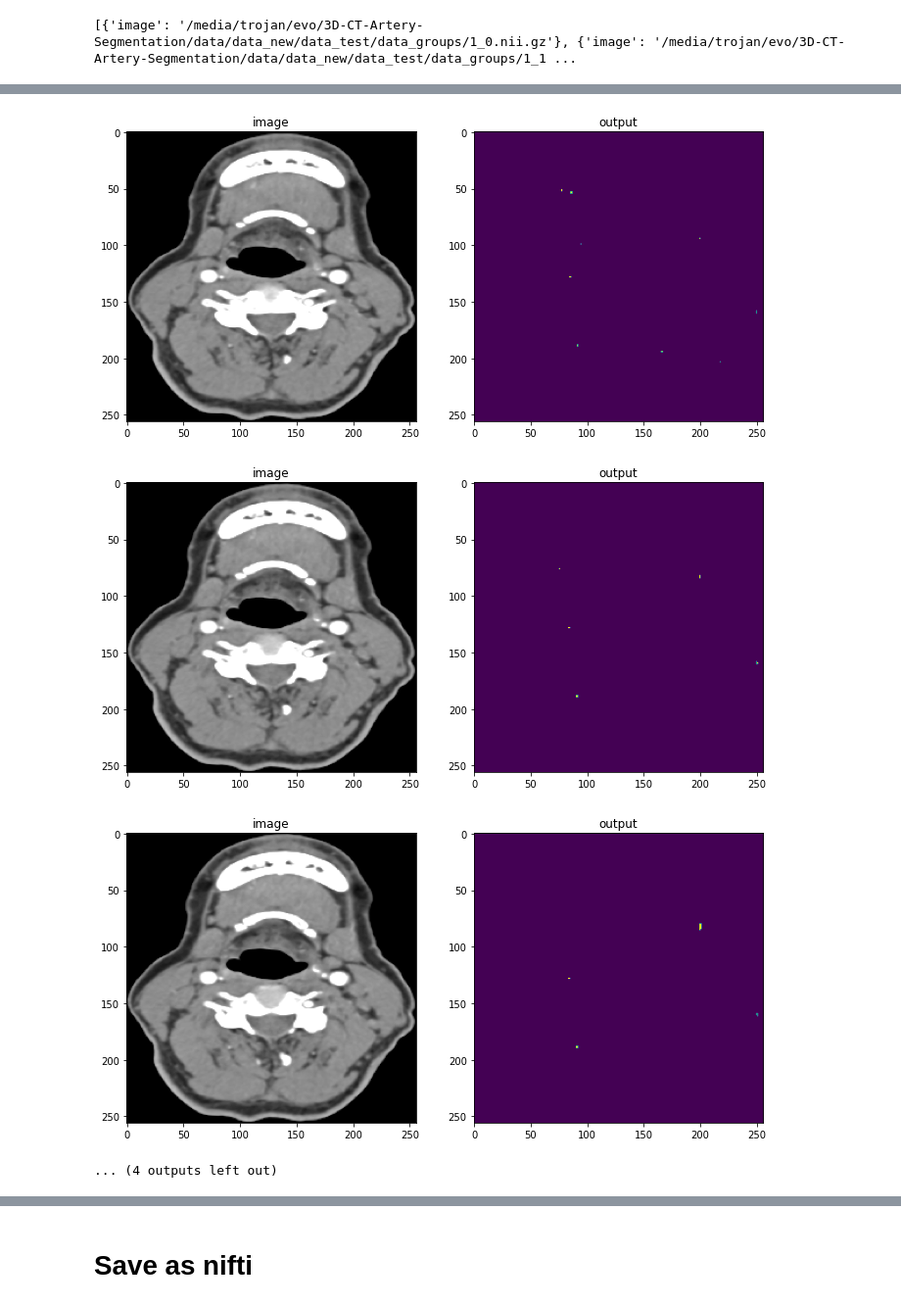
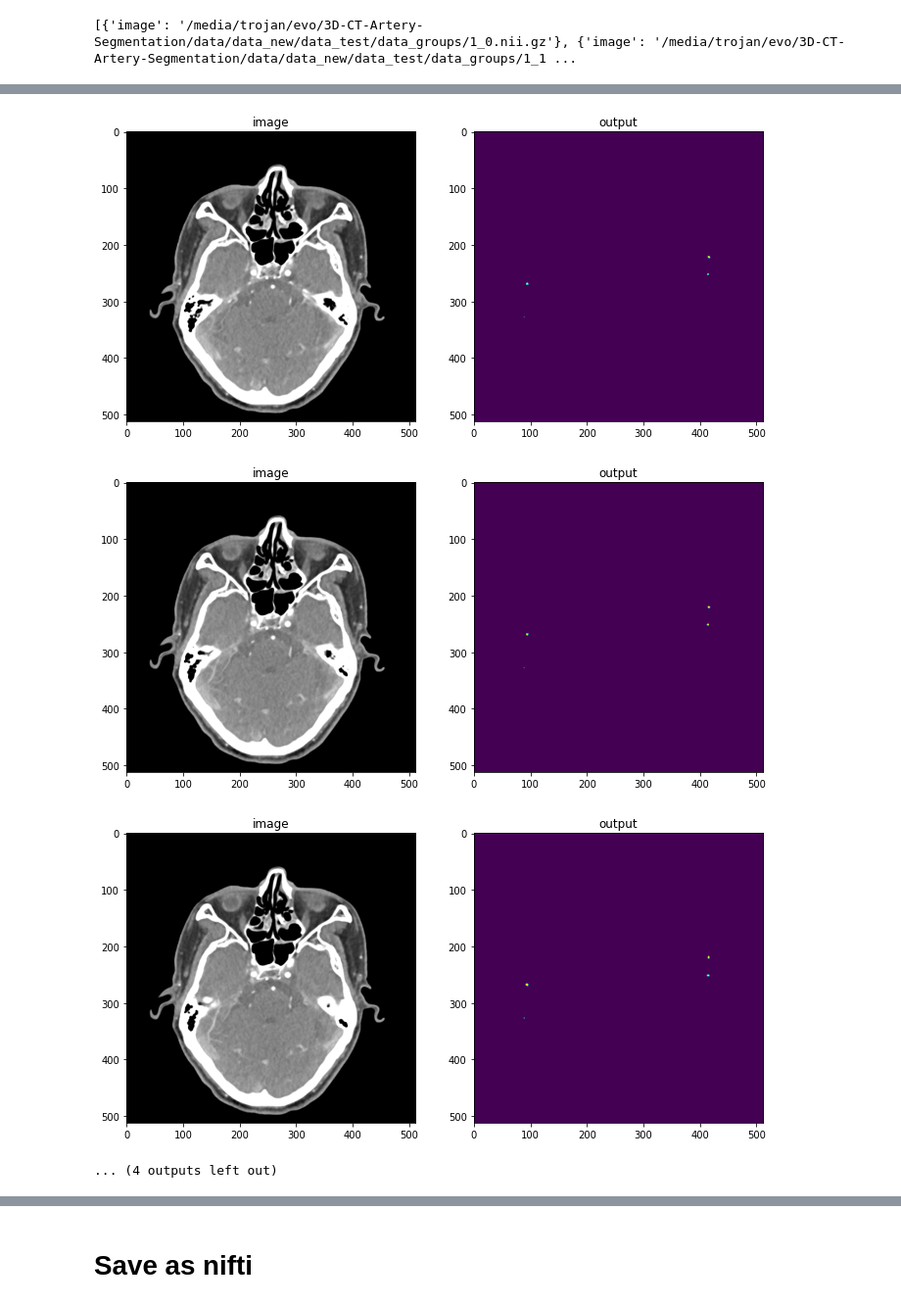
Before and after one commit to pytholic/3D-CT-Artery-Segmentation, a Jupyter notebook: test.ipynb, the cells around one changed output, grey strips where cells are left out. Shown at 98% size. Cells and saved outputs as stored; diff of their text form; code cells hidden in the pictures.

```diff
--- a/test.ipynb
+++ b/test.ipynb
@@ -67,7 +66,7 @@ For details about installing the optional dependencies, please visit:
     https://docs.monai.io/en/latest/installation.html#installing-the-recommended-dependencies
 # %%
 root_dir = os.path.join(os.getcwd(), "monai_data_directory")
-INPUT_SIZE = (256,256,16)
+INPUT_SIZE = (512,512,16)
 print(root_dir)
 # %% [output]
 /home/trojan/skia_projects/3D-CT-Artery-Segmentation/monai/monai_data_directory
@@ -130,17 +129,15 @@ val_transforms = Compose(
         LoadImaged(keys=["image", "label"]),
         AddChanneld(keys=["image", "label"]),
         Orientationd(keys=["image", "label"], axcodes="RAS"),
-        Spacingd(
-            keys=["image", "label"],
-            pixdim=(0.4, 0.4, 0.5),
-            mode=("bilinear", "nearest"),
-        ),
+#         Spacingd(
+#             keys=["image", "label"],
+#             pixdim=(1.5, 1.5, 2.0),
+#             mode=("bilinear", "nearest"),
+#         ),
         ScaleIntensityRanged(
             keys=["image"], a_min=-175, a_max=250, b_min=0.0, b_max=1.0, clip=True
         ),
-        NormalizeIntensityd(keys=["image"]),
-        CropForegroundd(keys=["image", "label"], source_key="image"),
-        Resized(keys=["image", "label"], spatial_size=INPUT_SIZE, mode='nearest-exact'),
+        #CropForegroundd(keys=["image", "label"], source_key="image"),
         ToTensord(keys=["image", "label"]),
     ]
 )
@@ -161,7 +160,8 @@ val_loader = DataLoader(
     val_ds, batch_size=1, shuffle=False, pin_memory=True
 )
 # %%
-case_num = 1
+case_num = 5
+inferer = SimpleInferer()
 
 with torch.no_grad():
     data = val_ds[case_num]
@@ -169,11 +169,8 @@ with torch.no_grad():
     label = val_ds[case_num]["label"]
     val_inputs = torch.unsqueeze(img, 1).cuda()
     val_labels = torch.unsqueeze(label, 1).cuda()
-    val_outputs = sliding_window_inference(
-        val_inputs, INPUT_SIZE, 4, model
-    )
-#     sigmoid_activation = Activations(softmax=True)
-#     val_outputs = sigmoid_activation(val_outputs)
+    val_outputs = inferer(val_inputs, model)
+    #val_outputs = sliding_window_inference(val_inputs, INPUT_SIZE, 4, model)
 
     for i in range(0, 16):
         plt.figure("check", (18, 6))
@@ -232,17 +229,9 @@ test_transforms = Compose(
         LoadImaged(keys=["image"]),
         AddChanneld(keys=["image"]),
         Orientationd(keys=["image"], axcodes="RAS"),
-        Spacingd(
-            keys=["image"],
-            pixdim=(0.4, 0.4, 0.5),
-            mode=("bilinear"),
-        ),
         ScaleIntensityRanged(
             keys=["image"], a_min=-175, a_max=250, b_min=0.0, b_max=1.0, clip=True
         ),
-        NormalizeIntensityd(keys=["image"]),
-        CropForegroundd(keys=["image"], source_key="image"),
-        Resized(keys=["image"], spatial_size=INPUT_SIZE, mode='nearest-exact'),
         ToTensord(keys=["image"]),
     ]
 )
@@ -259,16 +248,14 @@ import scipy.ndimage as ndimage
 
 angle = 270 # in degrees
 
-case_num = 6  # 4, 6
+case_num = 20  # 4, 6
+inferer = SimpleInferer()
 
 with torch.no_grad():
     data = test_ds[case_num]
     img = test_ds[case_num]["image"]
     test_inputs = torch.unsqueeze(img, 1).cuda()
-    test_outputs = sliding_window_inference(
-        test_inputs, INPUT_SIZE, 4, model, overlap=0.8
-    )
-
+    test_outputs = inferer(test_inputs, model)
     output_data = torch.argmax(test_outputs, dim=1).detach().cpu()
 
     for i in range(0, 16):
@@ -298,6 +285,6 @@ with torch.no_grad():
-[figure, old version]
+[figure, new version]
-[figure, old version]
+[figure, new version]
-[figure, old version]
+[figure, new version]
 ... (4 outputs left out)
 # %%
 # Label count in output
```
Also changed, not shown: parts of 19 cells of this notebook, 2 other files.
